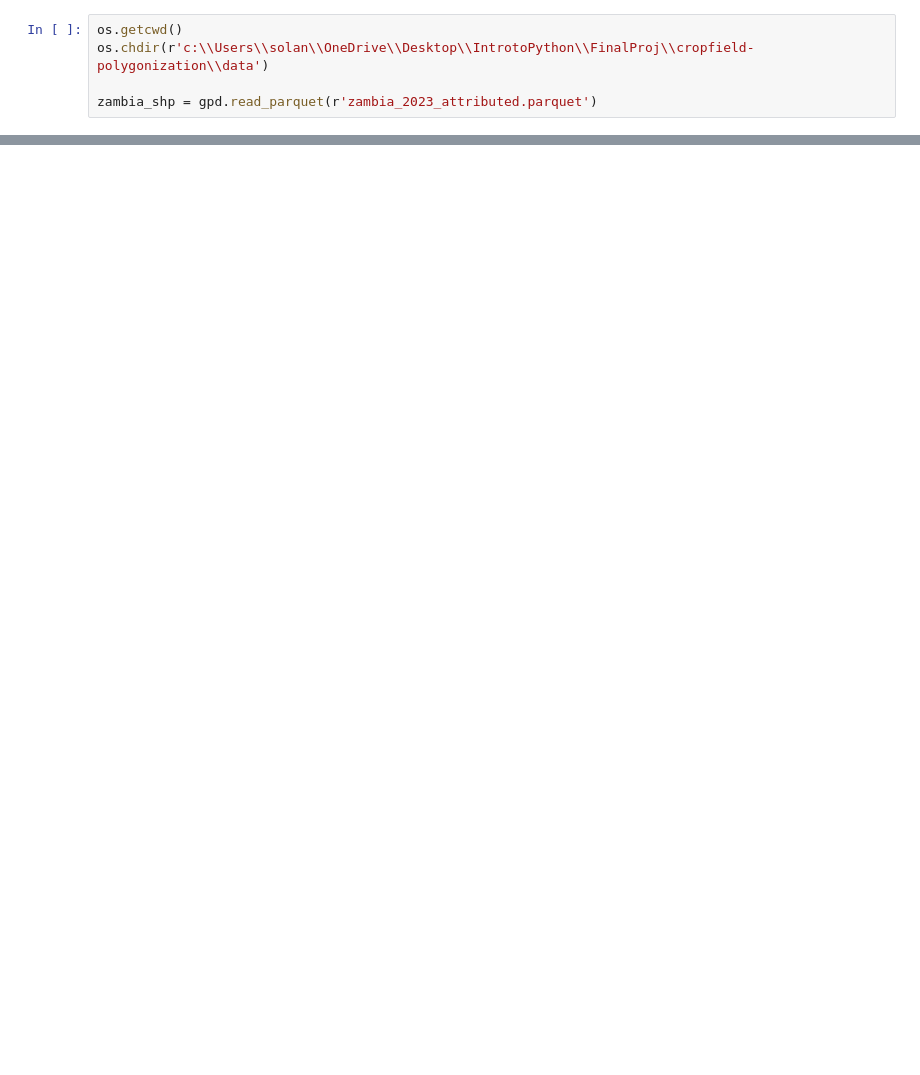
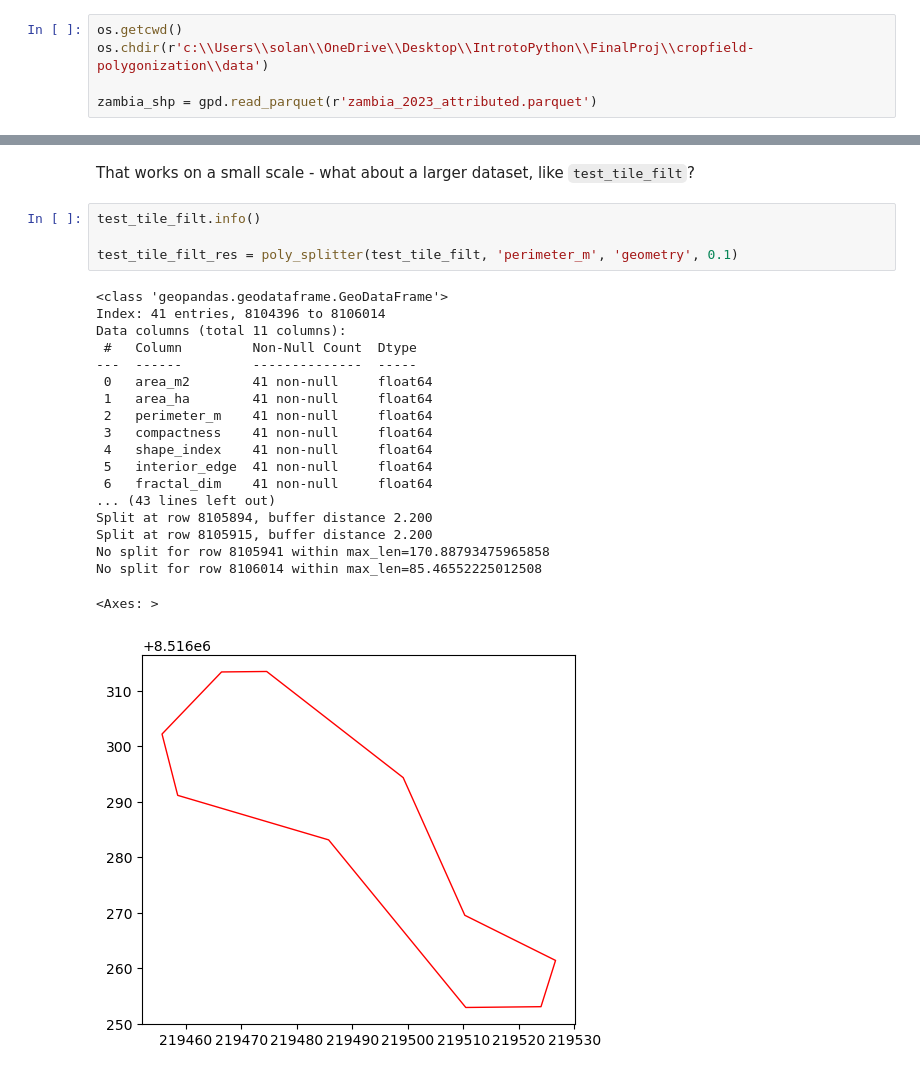
Before and after one commit to SYH-pixel/cropfield-polygonization, a Jupyter notebook: func/thinneck.ipynb, the cells around one changed output, grey strips where cells are left out. Drawn from its saved outputs; the diff is of its cells as text; blank space fills up the shorter version.

```diff
--- a/func/thinneck.ipynb
+++ b/func/thinneck.ipynb
@@ -256,0 +321,26 @@ perp_line = LineString([(midpoint.x - dist, midpoint.y - perp_slope * dist), (mi
+# %% [markdown]
+That works on a small scale - what about a larger dataset, like `test_tile_filt`?
+# %%
+test_tile_filt.info()
+
+test_tile_filt_res = poly_splitter(test_tile_filt, 'perimeter_m', 'geometry', 0.1)
+# %% [output]
+<class 'geopandas.geodataframe.GeoDataFrame'>
+Index: 41 entries, 8104396 to 8106014
+Data columns (total 11 columns):
+ #   Column         Non-Null Count  Dtype
+---  ------         --------------  -----
+ 0   area_m2        41 non-null     float64
+ 1   area_ha        41 non-null     float64
+ 2   perimeter_m    41 non-null     float64
+ 3   compactness    41 non-null     float64
+ 4   shape_index    41 non-null     float64
+ 5   interior_edge  41 non-null     float64
+ 6   fractal_dim    41 non-null     float64
+... (43 lines left out)
+Split at row 8105894, buffer distance 2.200
+Split at row 8105915, buffer distance 2.200
+No split for row 8105941 within max_len=170.88793475965858
+No split for row 8106014 within max_len=85.46552225012508
+<Axes: >
+[figure, added]
```
Also changed, not shown: parts of 45 cells of this notebook, 7 other files.
